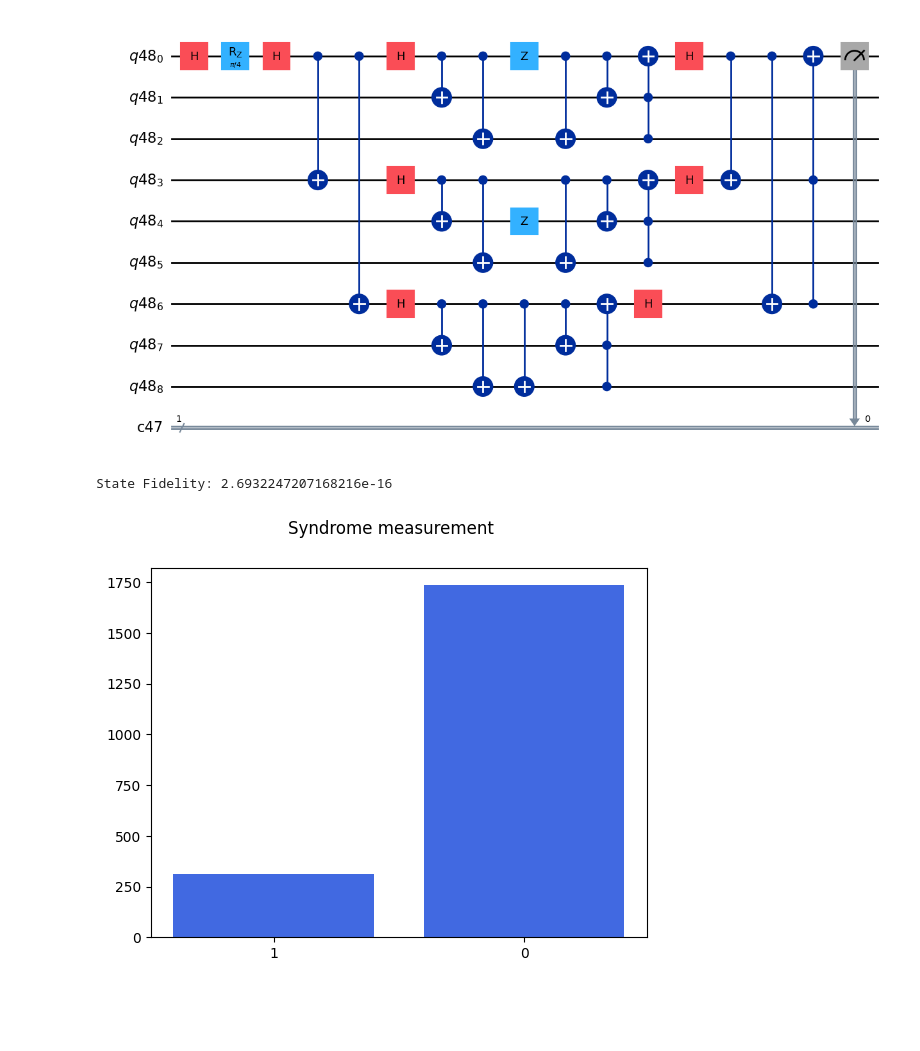
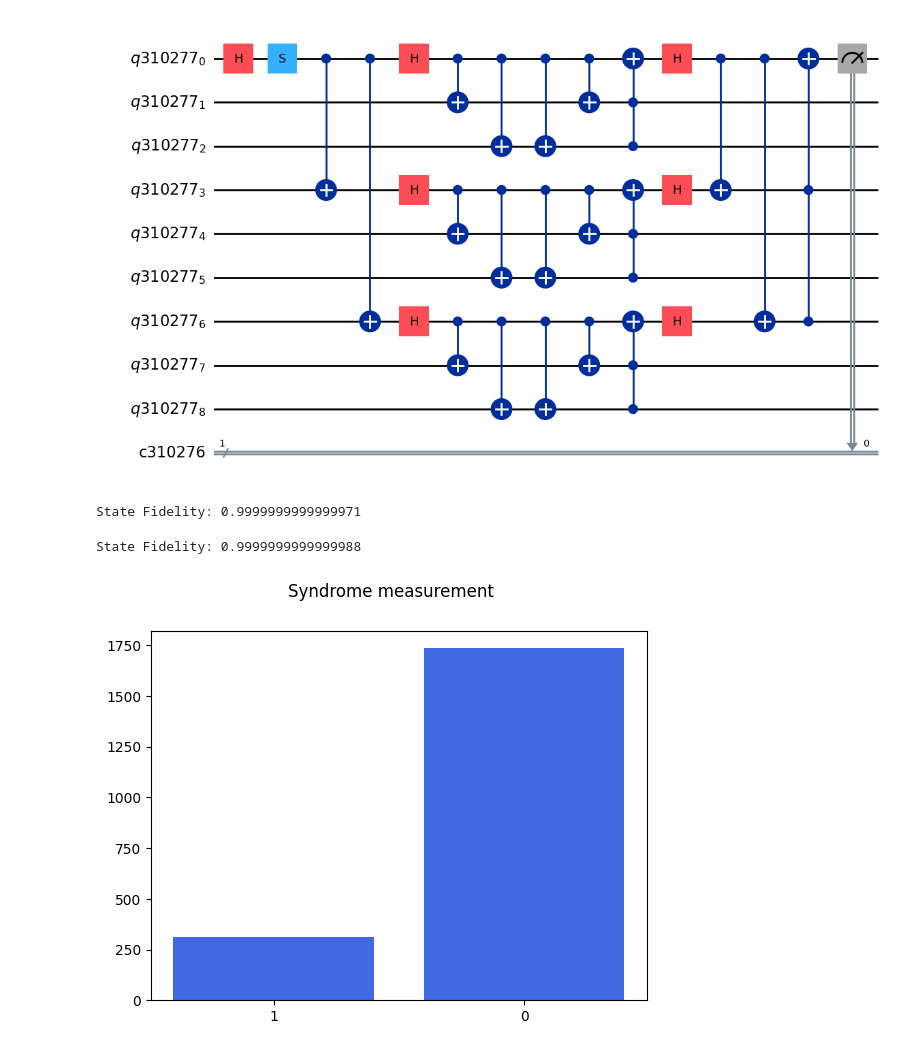
Before and after one commit to ngusarov/Shors-code, a Jupyter notebook: main.ipynb, the cells around one changed output. Cells and saved outputs as stored; diff of their text form; code cells hidden in the pictures; blank space fills up the shorter version.

Commit message:
implemented Shor's. Tests w\ rand errors and QASM

```diff
--- a/main.ipynb
+++ b/main.ipynb
@@ -223,26 +267,36 @@ def build_shor_toffoli_circuit(error_in_middle=False):
 # %%
-_, target_state = build_shor_toffoli_circuit(error_in_middle=False)
-circuit, simulated_state = build_shor_toffoli_circuit(error_in_middle=True)
+_         , target_state = build_shor_toffoli_circuit(error_in_middle=False)
+circuit, corrected_state = build_shor_toffoli_circuit(error_in_middle=True, p_phase=0.07, p_bit=0.07)
+
+
+_, single_state = build_no_corr_circuit(error_in_middle=False)
 
 circuit.draw('mpl', style={'name': 'iqx'})
 # %% [output]
-[figure, old version]
+[figure, new version]
 # %%
 from qiskit.quantum_info import partial_trace
 
 # Calculate fidelity
 traced_over_qubits = [ circuit.qubits.index(qubit) for qubit in reg[[1, 2, 3, 4, 5, 6, 7, 8]]]
 target_state_matr = partial_trace(target_state, traced_over_qubits)
-simulated_state_matr = partial_trace(simulated_state, traced_over_qubits)
+corrected_state_matr = partial_trace(corrected_state, traced_over_qubits)
 
-# target_state_matr = target_state_matr.data
-# target_state_matr.shape
-
-fidelity = state_fidelity(target_state_matr, simulated_state_matr)
-# fidelity = state_fidelity(target_state, simulated_state)
+fidelity = state_fidelity(target_state_matr, corrected_state_matr)
 print("State Fidelity:", fidelity)
 # %% [output]
-State Fidelity: 2.6932247207168216e-16
+State Fidelity: 0.9999999999999971
+# %%
+from qiskit.quantum_info import partial_trace
+
+# Calculate fidelity
+traced_over_qubits = [ circuit.qubits.index(qubit) for qubit in reg[[1, 2, 3, 4, 5, 6, 7, 8]]]
+simulated_state_matr = partial_trace(simulated_state, traced_over_qubits)
+
+fidelity = state_fidelity(single_state, simulated_state_matr)
+print("State Fidelity:", fidelity)
+# %% [output]
+State Fidelity: 0.9999999999999988
 # %%
 backend = QasmSimulator()
 shots = 2048
```
Also changed, not shown: parts of 7 cells of this notebook, 4 other files.
